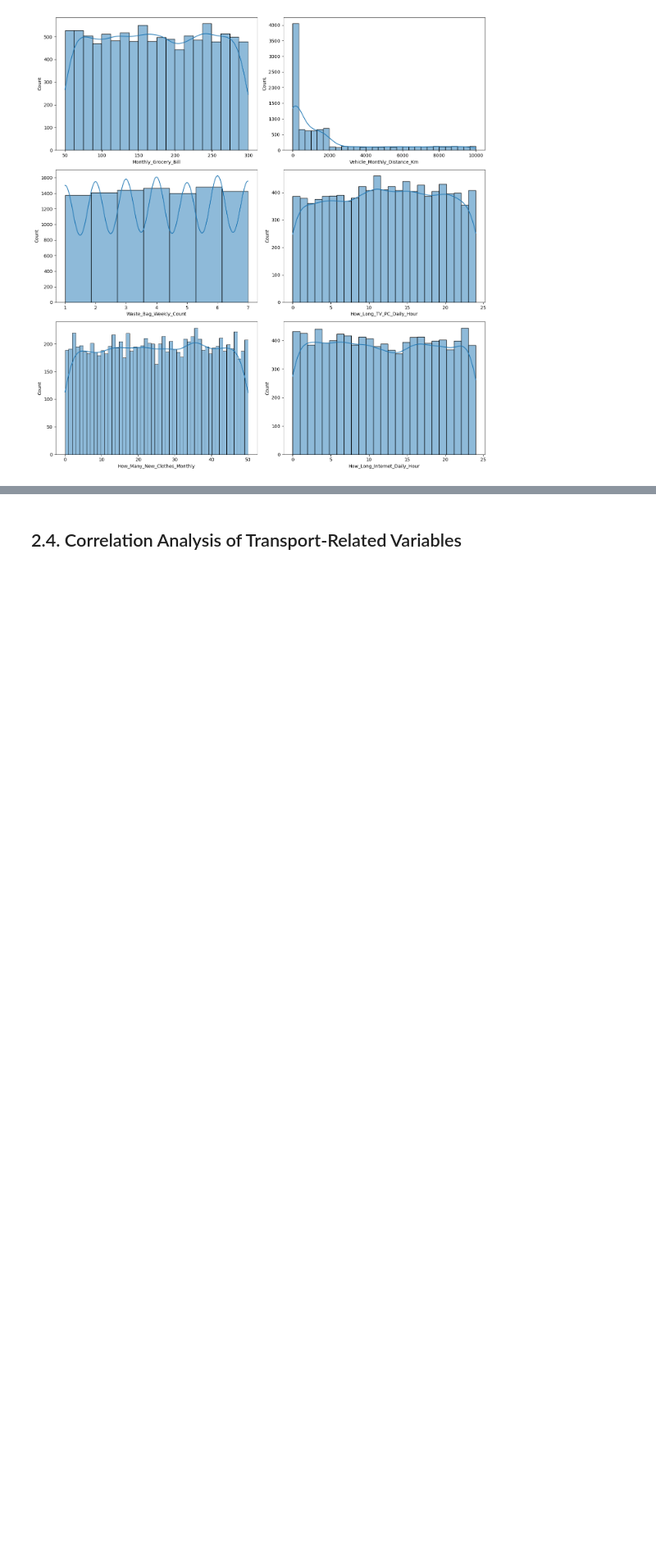
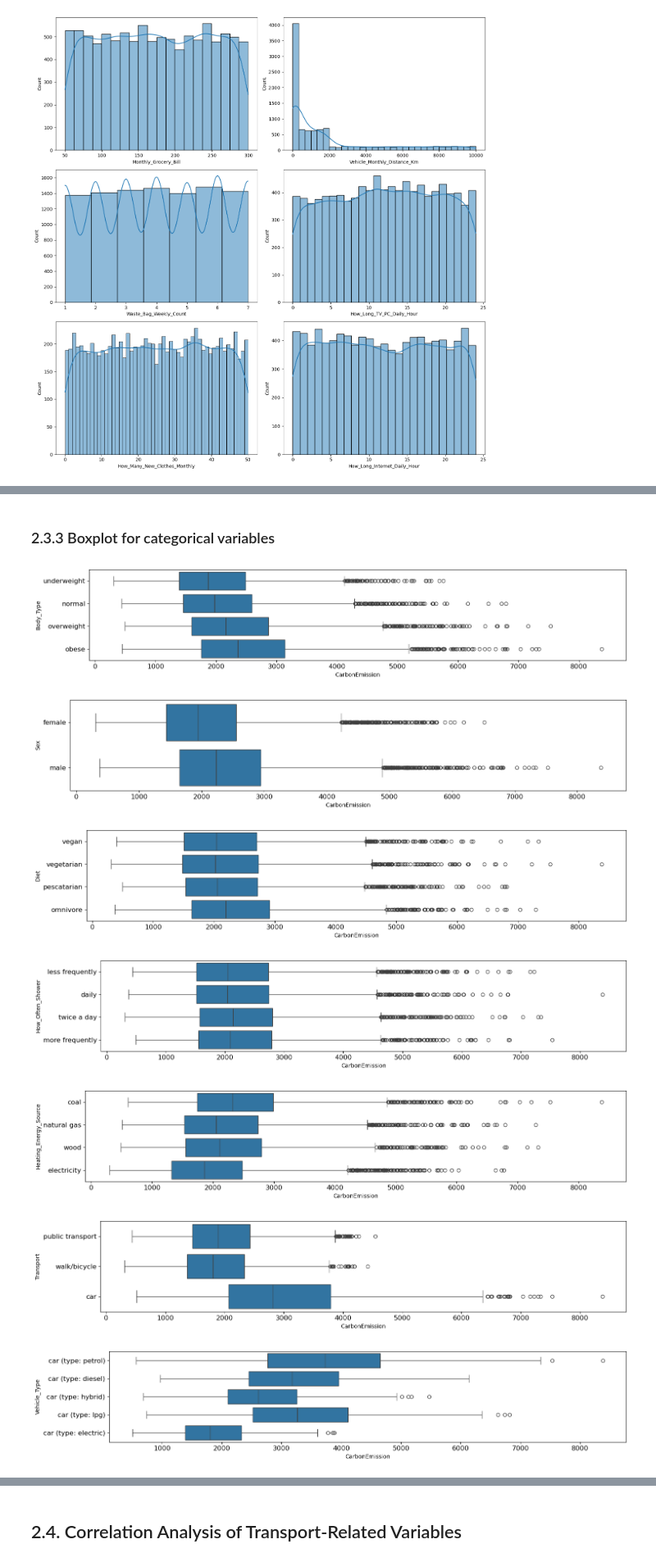
Before and after one commit to e-prossinger/CarbonFootprint_TechLab, a Jupyter notebook: shared_notebooks/model_linearRegression and EDA.ipynb, the cells around one changed output, grey strips where cells are left out. Shown at 82% size. Cells and saved outputs as stored; diff of their text form; code cells hidden in the pictures; blank space fills up the shorter version.

```diff
--- a/shared_notebooks/model_linearRegression and EDA.ipynb
+++ b/shared_notebooks/model_linearRegression and EDA.ipynb
@@ -230,0 +272,23 @@ plt.show()
+# %% [markdown]
+### 2.3.3 Boxplot for categorical variables
+# %%
+string_columns = df.select_dtypes(include=['object','category']).columns.tolist()
+for variable in string_columns:
+    plt.figure(figsize=(15, 3))  # Ändert die Größe der Grafik
+    sns.boxplot(x = df["CarbonEmission"], y = df[variable])
+
+    plt.xlabel('CarbonEmission', fontsize=10)  # X-Achsenbeschriftung
+    plt.ylabel(variable, fontsize=10)  # Y-Achsenbeschriftung
+    plt.xticks(fontsize=12)  # Schriftgröße der X-Achse anpassen
+    plt.yticks(fontsize=12)  # Schriftgröße der Y-Achse anpassen
+
+    plt.tight_layout()  # sorgt für ordentliche Darstellung ohne Überlappung
+    plt.show()
+# %% [output]
+[figure, added]
+[figure, added]
+[figure, added]
+[figure, added]
+[figure, added]
+[figure, added]
+[figure, added]
```
Also changed, not shown: parts of 15 cells of this notebook.
